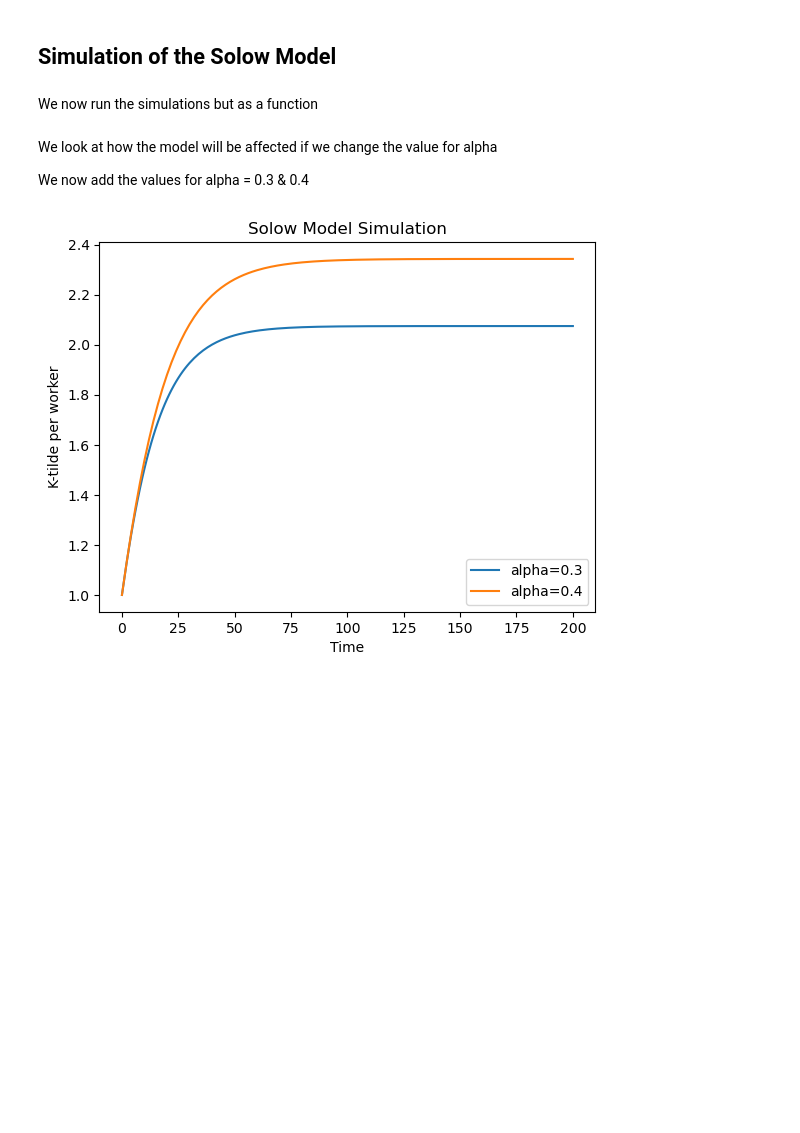
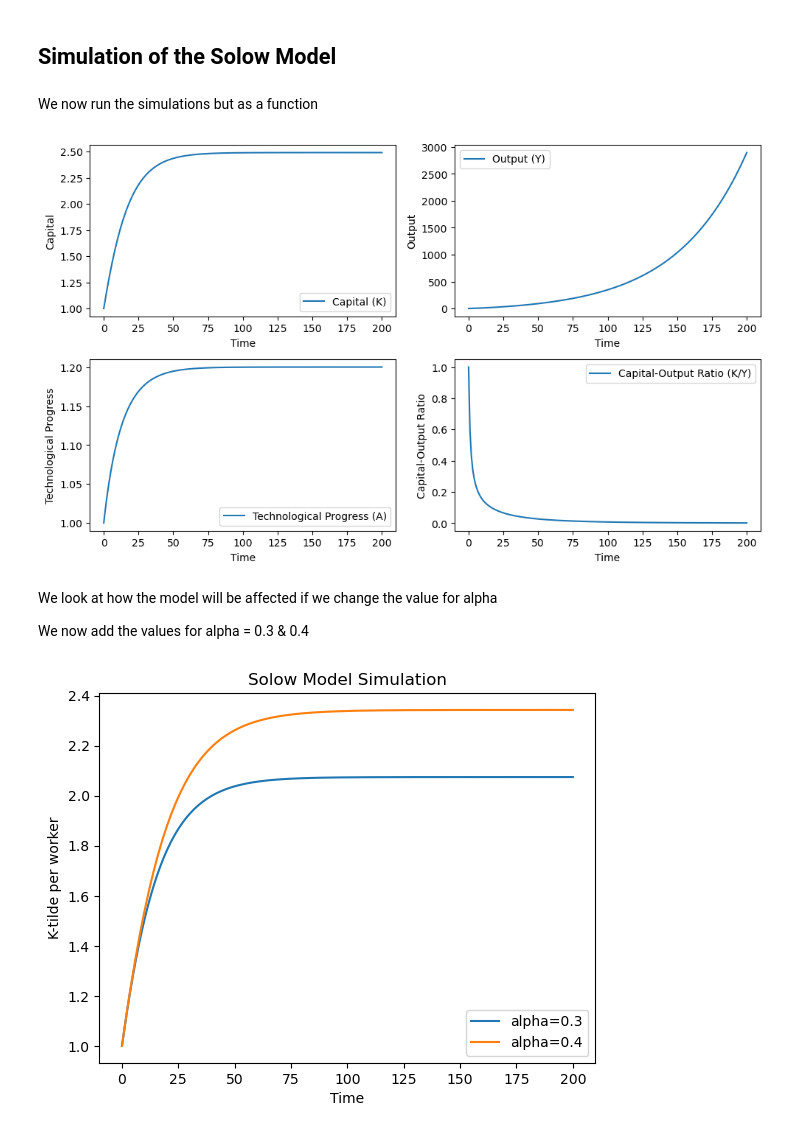
Before and after one commit to NumEconCopenhagen/projects-2023-rvcode, a Jupyter notebook: modelproject/modelproject.ipynb, the cells around one changed output. Cells and saved outputs as stored; diff of their text form; code cells hidden in the pictures; blank space fills up the shorter version.

```diff
--- a/modelproject/modelproject.ipynb
+++ b/modelproject/modelproject.ipynb
@@ -227,41 +227,79 @@ plt.show()
 # %% [markdown]
 We now run the simulations but as a function
 # %%
-# Define the Solow model simulation function
+# To run the simulation we start by defining it as a function.
 def sim_solow(alpha):
-    # Set the model parameters
+    # we set the relevant model parameters.
     phi = 0.2
     s = 0.2
     delta = 0.1
     n = 0.02
 
-    # Define the initial conditions
+    # We define the intials conditions for the model
     K0 = 1
     Y0 = production(K0, 1, tech_progress(K0, phi))
 
-    # Define the simulation parameters
+    # We again use a simulation through 200 periods.
     T = 200
     dt = 1.0
 
-    # Define the arrays to store the simulation results
+    # We create arrys where we can store the results from the simulation.
     K_path = np.zeros(T+1)
     Y_path = np.zeros(T+1)
     A_path = np.zeros(T+1)
 
-    # Set the initial values
+    # We set the initial values for the three paths.
     K_path[0] = K0
     Y_path[0] = Y0
     A_path[0] = tech_progress(K0, phi)
 
-    # Simulate the Solow model using the Euler method
+    # We now simulate the model
     for t in range(T):
         K, Y, A = K_path[t], Y_path[t], A_path[t]
         dK_dt, dY_dt = solow_model(K, Y, A)
         K_path[t+1] = K + dK_dt*dt
         Y_path[t+1] = Y + dY_dt*dt
         A_path[t+1] = tech_progress(K_path[t+1], phi)
 
     return K_path, Y_path, A_path
+
+#We now plot the three simulations and add the capital output by K/Y. We want to plot all four plots in the same plot.
+time = np.arange(len(K_path)) #The x-axis for all four plots.
+plt.figure(figsize=(10, 6))
+
+# The plot for capital
+plt.subplot(2, 2, 1)
+plt.plot(time, K_path, label='Capital (K)')
+plt.xlabel('Time')
+plt.ylabel('Capital')
+plt.legend()
+
+# The plot for output
+plt.subplot(2, 2, 2)
+plt.plot(time, Y_path, label='Output (Y)')
+plt.xlabel('Time')
+plt.ylabel('Output')
+plt.legend()
+
+# The plot for technological progress
+plt.subplot(2, 2, 3)
+plt.plot(time, A_path, label='Technological Progress (A)')
+plt.xlabel('Time')
+plt.ylabel('Technological Progress')
+plt.legend()
+
+# The plot for the capital-output ratio (K/Y)
+K_Y_ratio = K_path / Y_path
+plt.subplot(2, 2, 4)
+plt.plot(time, K_Y_ratio, label='Capital-Output Ratio (K/Y)')
+plt.xlabel('Time')
+plt.ylabel('Capital-Output Ratio')
+plt.legend()
+
+plt.tight_layout()
+plt.show()
+# %% [output]
+[figure, added]
 # %% [markdown]
 We look at how the model will be affected if we change the value for alpha
 
```
Also changed, not shown: parts of 6 cells of this notebook.
